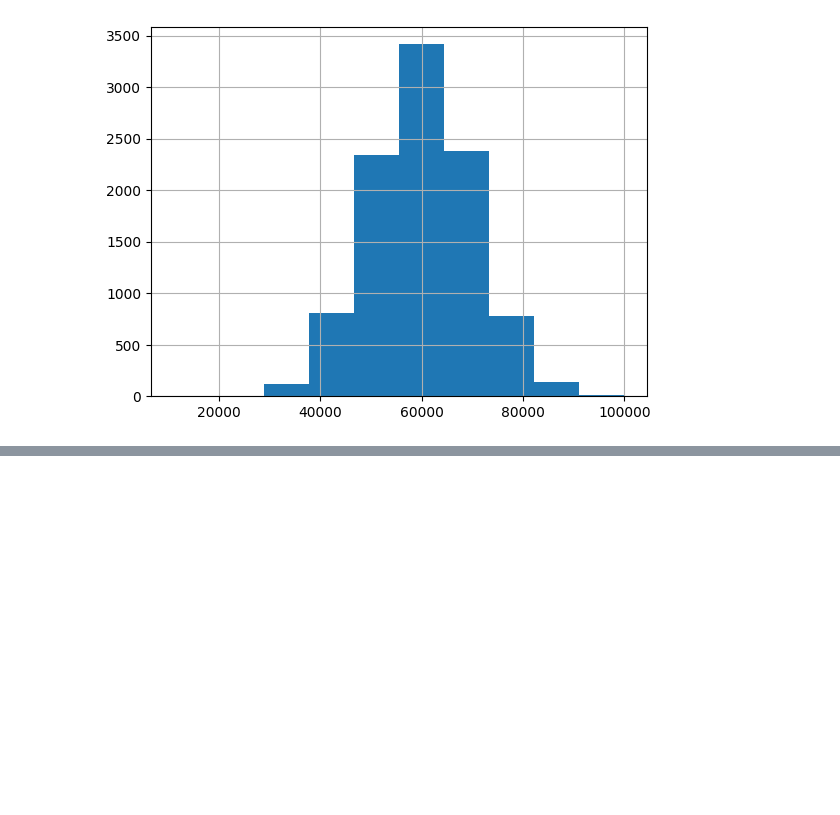
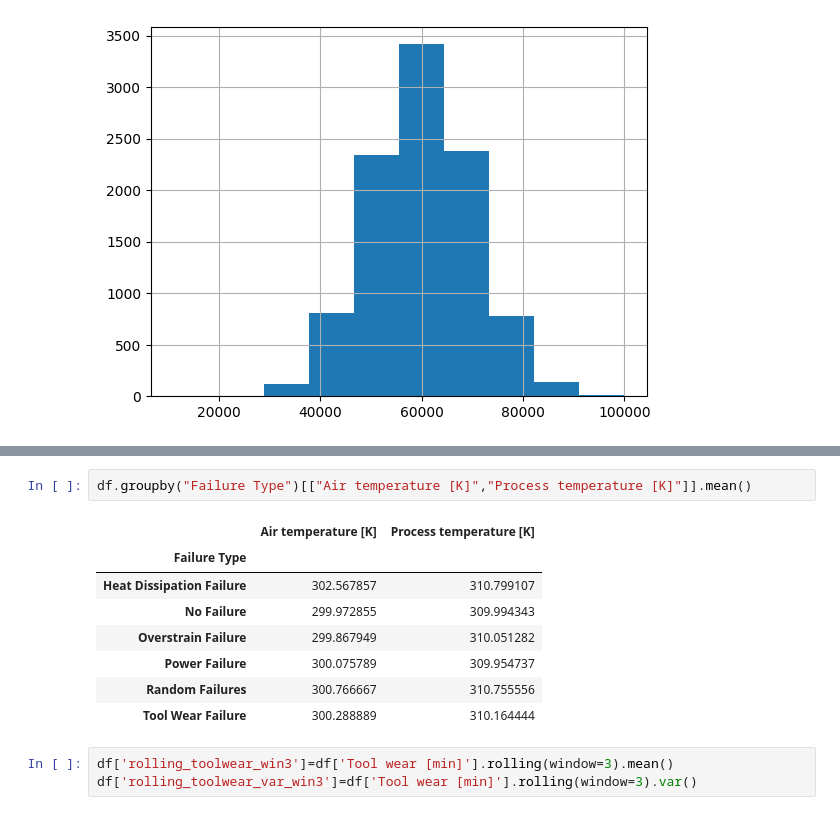
Before and after one commit to abinayasundaramoorthi/Predictive-maintenence-iot, a Jupyter notebook: feature_engineering.ipynb, the cells around one changed output, grey strips where cells are left out. Saved outputs shown, nothing was run; the diff lists cells and outputs as text; blank space fills up the shorter version.

Commit message:
analysis of toolwear

```diff
--- a/feature_engineering.ipynb
+++ b/feature_engineering.ipynb
@@ -302,0 +407,14 @@ df["stress_index"].hist(bins=10)
+# %%
+df.groupby("Failure Type")[["Air temperature [K]","Process temperature [K]"]].mean()
+# %% [output]
+|  | Air temperature [K] | Process temperature [K] |
+| Failure Type |  |  |
+| Heat Dissipation Failure | 302.567857 | 310.799107 |
+| No Failure | 299.972855 | 309.994343 |
+| Overstrain Failure | 299.867949 | 310.051282 |
+| Power Failure | 300.075789 | 309.954737 |
+| Random Failures | 300.766667 | 310.755556 |
+| Tool Wear Failure | 300.288889 | 310.164444 |
+# %%
+df['rolling_toolwear_win3']=df['Tool wear [min]'].rolling(window=3).mean()
+df['rolling_toolwear_var_win3']=df['Tool wear [min]'].rolling(window=3).var()
```
Also changed, not shown: parts of 12 cells of this notebook.
